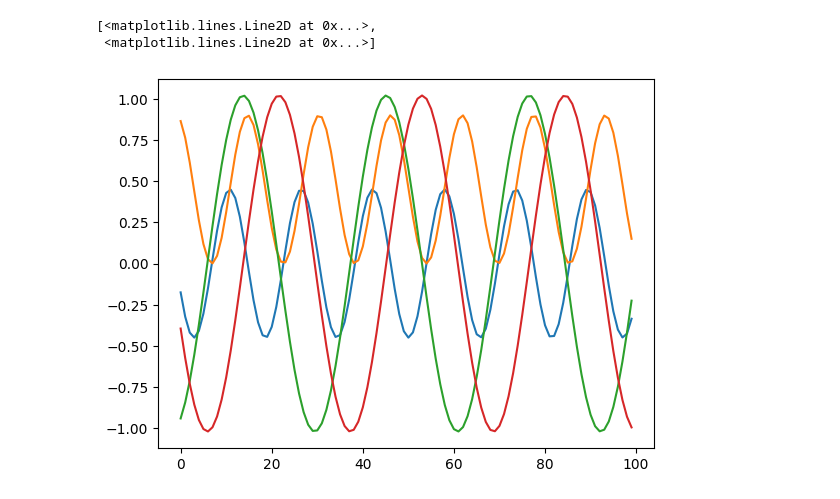
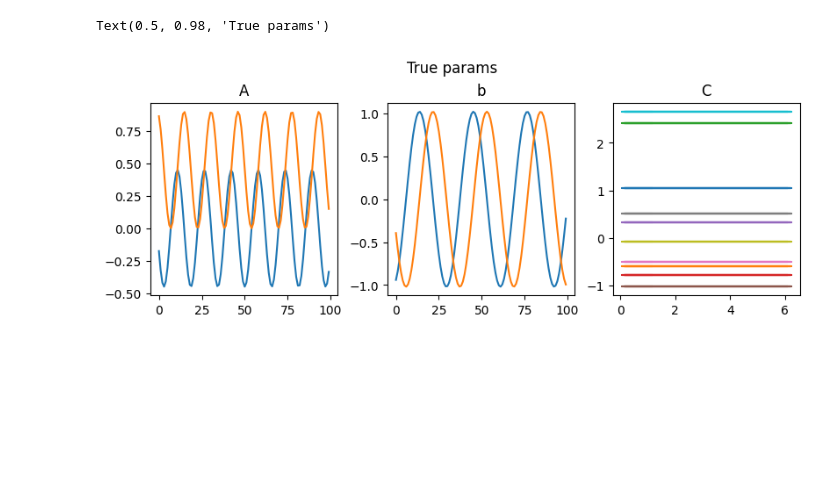
Before and after one commit to neurostatslab/clds, a Jupyter notebook: notebooks/demo_headdirection.ipynb, the cells around one changed output. Drawn from its saved outputs; the diff is of its cells as text; code cells hidden in the pictures; blank space fills up the shorter version.

```diff
--- a/notebooks/demo_headdirection.ipynb
+++ b/notebooks/demo_headdirection.ipynb
@@ -77,31 +76,37 @@ Text(0.5, 1.0, 'heading direction over time')
 [figure]
 # %%
 # Generate time-varying linear dynamics and initial condition
+
 true_As, true_bs, true_Cs = dynamics(theta, omega)
 # true_bs = jnp.ones((num_timesteps, 2))
 # true_Cs = jnp.tile(jnp.eye(2), (num_timesteps, 1, 1))
 true_C = jxr.normal(jxr.PRNGKey(0), (n_neurons, 2))
 true_Cs = jnp.tile(true_C, (num_timesteps, 1, 1))
 true_m0, true_S0 = initial_condition(theta[0], omega[0])
-# true_m0, true_S0 = jnp.zeros(2), jnp.eye(2)
 
 # Run the dynamics to get a batch of data
+
 B = 100
 X, Y = jax.vmap(
     lambda i: run_dynamics(jxr.PRNGKey(i), true_As, true_bs, true_Cs, true_m0, true_S0)
     )(jnp.arange(B))
 
 partition = int(0.8 * B)
 X_train, Y_train = X[:partition], Y[:partition]
 X_test, Y_test = X[partition:], Y[partition:]
 
-# plt.plot(Y[0, :])
-plt.plot(true_As[:,1])
-plt.plot(true_bs)
+# Plot
+fig, axs = plt.subplots(ncols=3, figsize=[8,3], constrained_layout=True)
+axs[0].plot(true_As[:,1]);
+axs[1].plot(true_bs);
+axs[2].plot(theta % (2 * jnp.pi), true_Cs[:,:,0], '-');
+axs[0].set_title("A")
+axs[1].set_title("b")
+axs[2].set_title("C")
+fig.suptitle("True params")
 # %% [output]
-[<matplotlib.lines.Line2D at 0x...>,
- <matplotlib.lines.Line2D at 0x...>]
+Text(0.5, 0.98, 'True params')
-[figure, old version]
+[figure, new version]
 # %%
 # Define model
 
```
Also changed, not shown: parts of 12 cells of this notebook.
